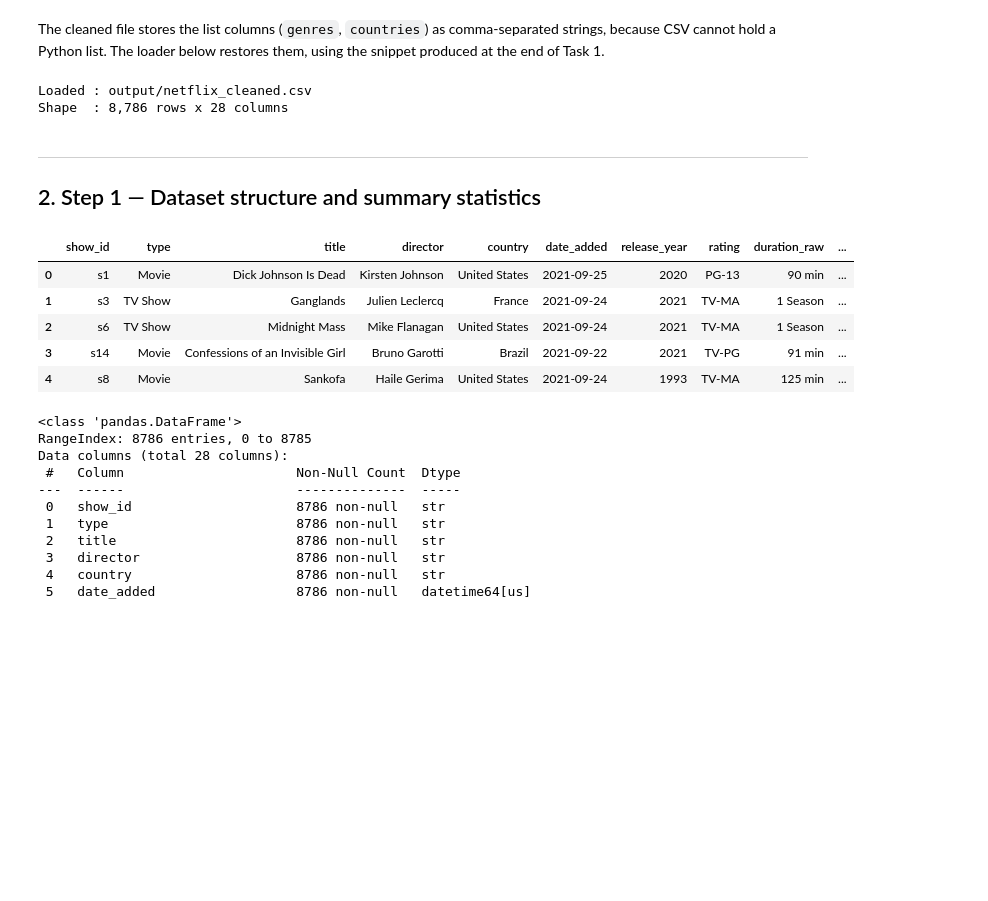
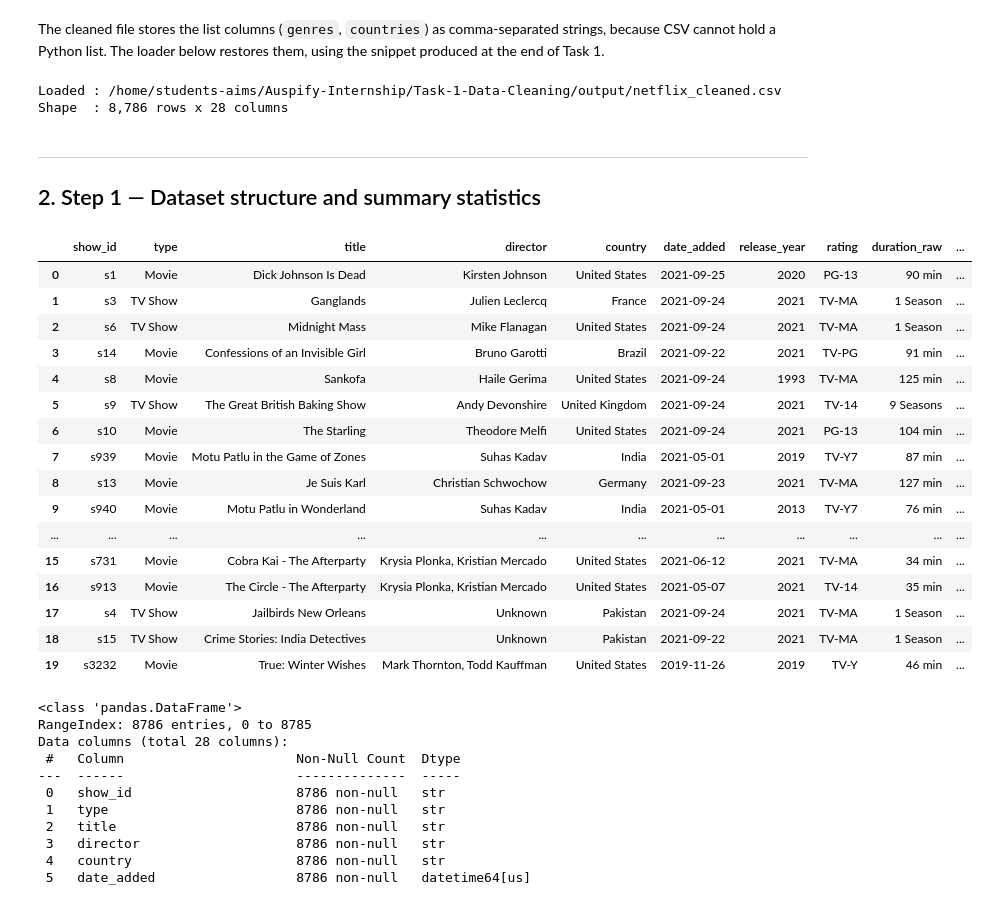
Before and after one commit to wandiyajames-arch/Auspify-Internship, a Jupyter notebook: Task-2-EDA/Task2_Exploratory_Data_Analysis.ipynb, the cells around one changed output. Drawn from its saved outputs; the diff is of its cells as text; code cells hidden in the pictures; blank space fills up the shorter version.

```diff
--- a/Task-2-EDA/Task2_Exploratory_Data_Analysis.ipynb
+++ b/Task-2-EDA/Task2_Exploratory_Data_Analysis.ipynb
@@ -78,7 +78,7 @@ The cleaned file stores the list columns (`genres`, `countries`) as comma-separa
 because CSV cannot hold a Python list. The loader below restores them, using the snippet produced at
 the end of Task 1.
 # %%
-CLEAN_PATH = Path("output/netflix_cleaned.csv")
+CLEAN_PATH = Path("/home/students-aims/Auspify-Internship/Task-1-Data-Cleaning/output/netflix_cleaned.csv")
 
 if not CLEAN_PATH.exists():
     for candidate in [Path("netflix_cleaned.csv"),
@@ -102,20 +102,31 @@ df["countries"] = df["countries"].fillna("").str.split(", ")
 print(f"Loaded : {CLEAN_PATH}")
 print(f"Shape  : {df.shape[0]:,} rows x {df.shape[1]} columns")
 # %% [output]
-Loaded : output/netflix_cleaned.csv
+Loaded : /home/students-aims/Auspify-Internship/Task-1-Data-Cleaning/output/netflix_cleaned.csv
 Shape  : 8,786 rows x 28 columns
 # %% [markdown]
 ---
 ## 2. Step 1 — Dataset structure and summary statistics
 # %%
-df.head()
+df.head(20)
 # %% [output]
 |  | show_id | type | title | director | country | date_added | release_year | rating | duration_raw | ... |
 | 0 | s1 | Movie | Dick Johnson Is Dead | Kirsten Johnson | United States | 2021-09-25 | 2020 | PG-13 | 90 min | ... |
 | 1 | s3 | TV Show | Ganglands | Julien Leclercq | France | 2021-09-24 | 2021 | TV-MA | 1 Season | ... |
 | 2 | s6 | TV Show | Midnight Mass | Mike Flanagan | United States | 2021-09-24 | 2021 | TV-MA | 1 Season | ... |
 | 3 | s14 | Movie | Confessions of an Invisible Girl | Bruno Garotti | Brazil | 2021-09-22 | 2021 | TV-PG | 91 min | ... |
 | 4 | s8 | Movie | Sankofa | Haile Gerima | United States | 2021-09-24 | 1993 | TV-MA | 125 min | ... |
+| 5 | s9 | TV Show | The Great British Baking Show | Andy Devonshire | United Kingdom | 2021-09-24 | 2021 | TV-14 | 9 Seasons | ... |
+| 6 | s10 | Movie | The Starling | Theodore Melfi | United States | 2021-09-24 | 2021 | PG-13 | 104 min | ... |
+| 7 | s939 | Movie | Motu Patlu in the Game of Zones | Suhas Kadav | India | 2021-05-01 | 2019 | TV-Y7 | 87 min | ... |
+| 8 | s13 | Movie | Je Suis Karl | Christian Schwochow | Germany | 2021-09-23 | 2021 | TV-MA | 127 min | ... |
+| 9 | s940 | Movie | Motu Patlu in Wonderland | Suhas Kadav | India | 2021-05-01 | 2013 | TV-Y7 | 76 min | ... |
+| ... | ... | ... | ... | ... | ... | ... | ... | ... | ... | ... |
+| 15 | s731 | Movie | Cobra Kai - The Afterparty | Krysia Plonka, Kristian Mercado | United States | 2021-06-12 | 2021 | TV-MA | 34 min | ... |
+| 16 | s913 | Movie | The Circle - The Afterparty | Krysia Plonka, Kristian Mercado | United States | 2021-05-07 | 2021 | TV-14 | 35 min | ... |
+| 17 | s4 | TV Show | Jailbirds New Orleans | Unknown | Pakistan | 2021-09-24 | 2021 | TV-MA | 1 Season | ... |
+| 18 | s15 | TV Show | Crime Stories: India Detectives | Unknown | Pakistan | 2021-09-22 | 2021 | TV-MA | 1 Season | ... |
+| 19 | s3232 | Movie | True: Winter Wishes | Mark Thornton, Todd Kauffman | United States | 2019-11-26 | 2019 | TV-Y | 46 min | ... |
 # %%
 df.info()
 # %% [output]
```
Also changed, not shown: parts of 10 cells of this notebook, 17 other files.
